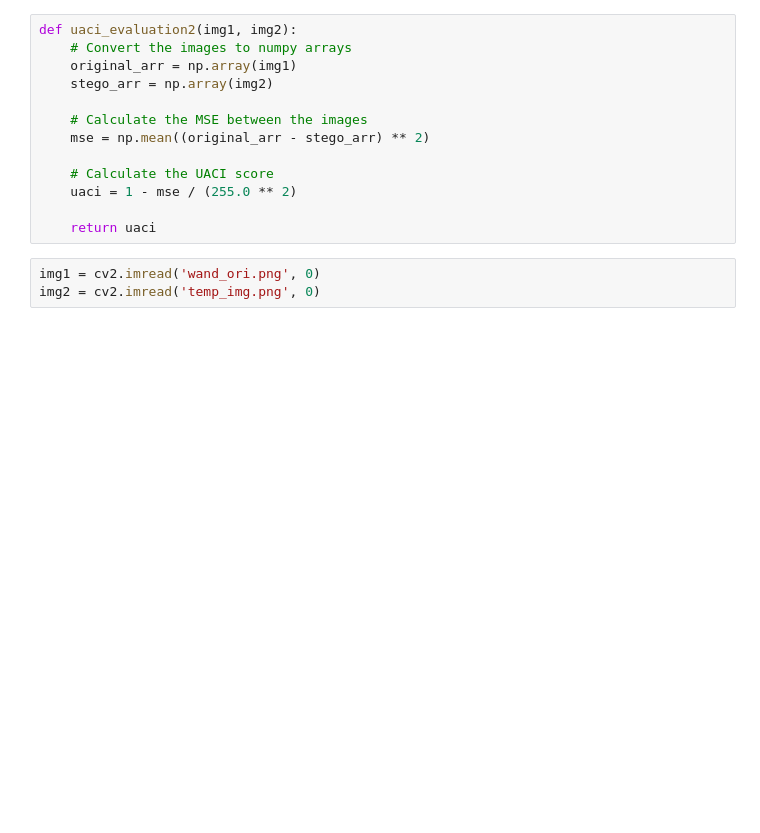
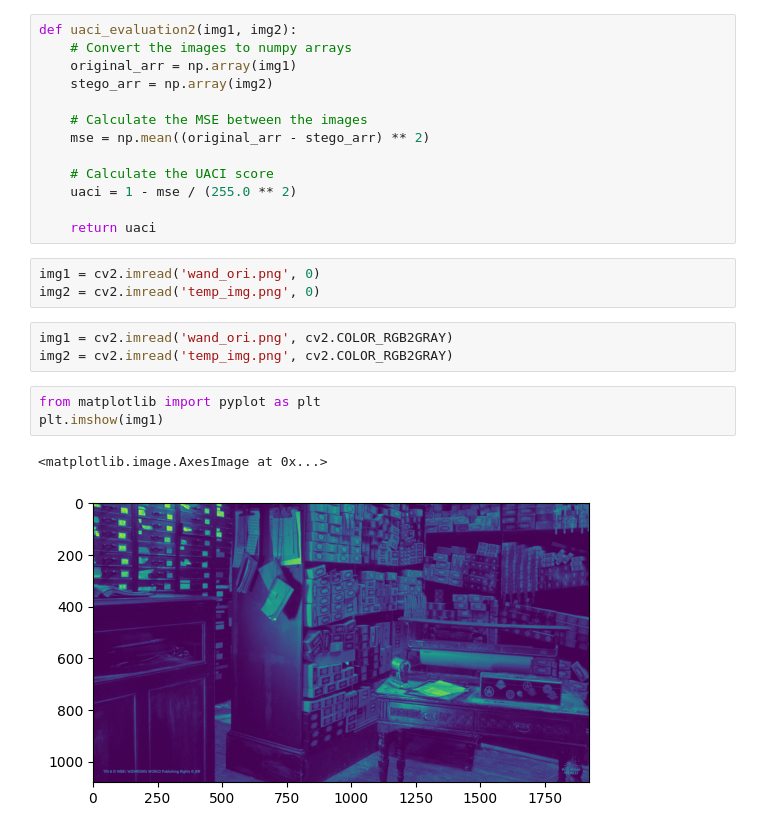
Before and after one commit to EDafee1/crypto-project, a Jupyter notebook: uaci_npcr.ipynb, the cells around one changed output. Drawn from its saved outputs; the diff is of its cells as text; blank space fills up the shorter version.

```diff
--- a/uaci_npcr.ipynb
+++ b/uaci_npcr.ipynb
@@ -26,6 +34,15 @@ def uaci_evaluation2(img1, img2):
 # %%
 img1 = cv2.imread('wand_ori.png', 0)
 img2 = cv2.imread('temp_img.png', 0)
+# %%
+img1 = cv2.imread('wand_ori.png', cv2.COLOR_RGB2GRAY)
+img2 = cv2.imread('temp_img.png', cv2.COLOR_RGB2GRAY)
+# %%
+from matplotlib import pyplot as plt
+plt.imshow(img1)
+# %% [output]
+<matplotlib.image.AxesImage at 0x...>
+[figure, added]
 # %%
 uaci1 = uaci_evaluation1(img1, img2)
 print(uaci1)
```
Also changed, not shown: parts of 9 cells of this notebook, 6 other files.
